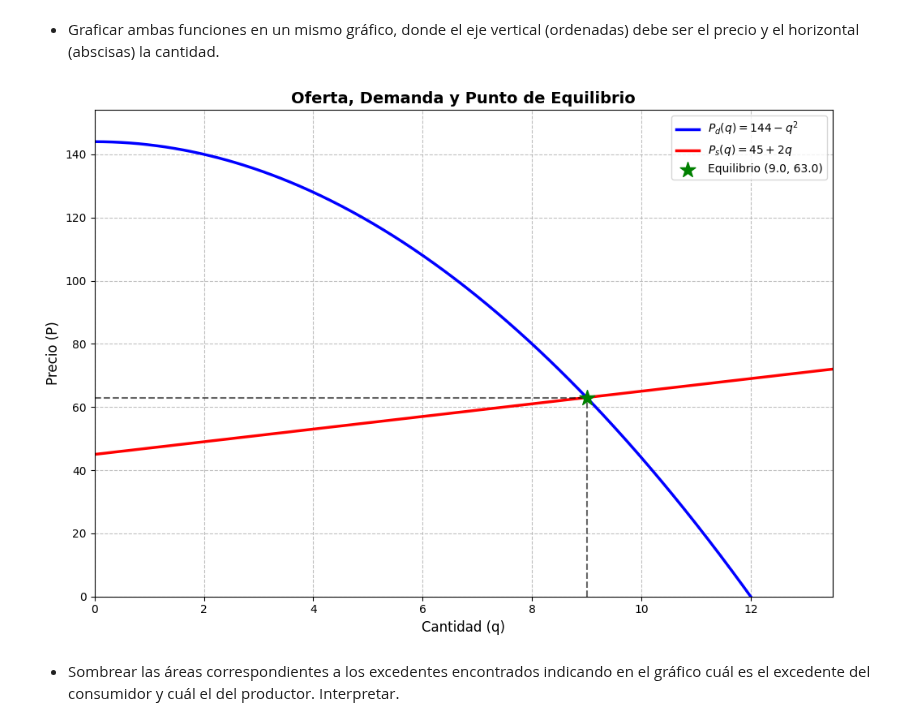
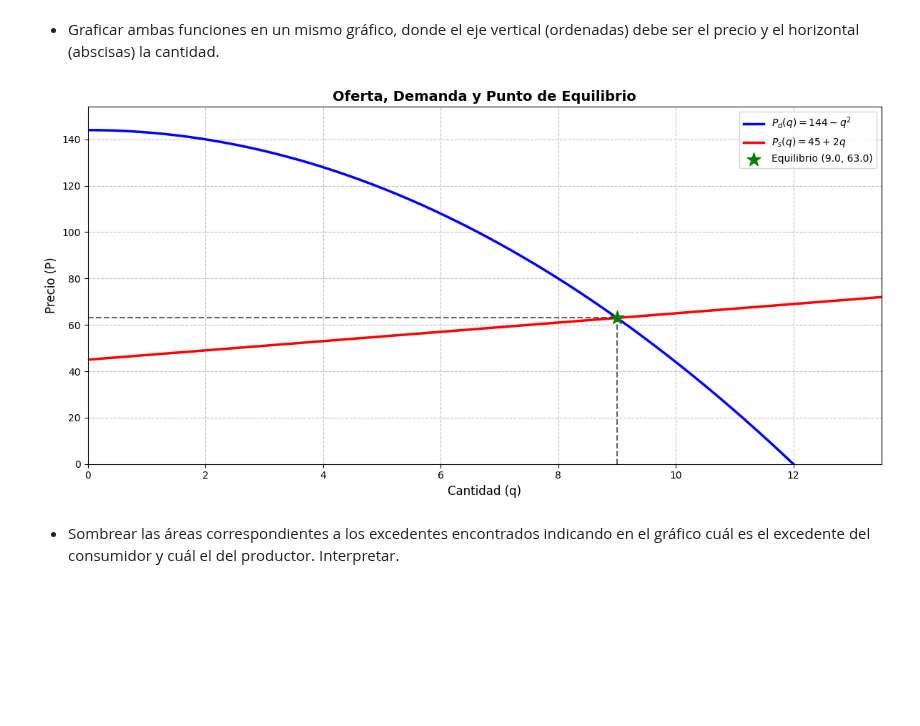
Before and after one commit to alexballera/laboratorio-datos-fce, a Jupyter notebook: 2do_parcial/parcial/[corregido]_Laboratorio_2P_Examen_ipynb.ipynb, the cells around one changed output. Saved outputs shown, nothing was run; the diff lists cells and outputs as text; code cells hidden in the pictures; blank space fills up the shorter version.

```diff
--- a/2do_parcial/parcial/[corregido]_Laboratorio_2P_Examen_ipynb.ipynb
+++ b/2do_parcial/parcial/[corregido]_Laboratorio_2P_Examen_ipynb.ipynb
@@ -322,26 +323,26 @@ Pd_num = P_d_lambda(q_grid)
 Ps_num = P_s_lambda(q_grid)
 # %%
 # Crear gráfico con ETIQUETAS CORRECTAS
-plt.figure(figsize=(10, 7))
+plt.figure(figsize=(12, 6))
 plt.plot(q_grid, Pd_num, label='$P_d(q) = 144 - q^2$', linewidth=2.5, color='blue')
 plt.plot(q_grid, Ps_num, label='$P_s(q) = 45 + 2q$', linewidth=2.5, color='red')
 
 # Punto de equilibrio
 plt.scatter([q_eq], [p_eq], s=200, c='green', marker='*', zorder=5, label=f'Equilibrio ({float(q_eq):.1f}, {float(p_eq):.1f})')
 plt.vlines(q_eq, 0, p_eq, linestyles='--', color='black', alpha=0.6)
 plt.hlines(p_eq, 0, q_eq, linestyles='--', color='black', alpha=0.6)
 
 plt.title('Oferta, Demanda y Punto de Equilibrio', fontsize=14, fontweight='bold')
 plt.xlabel('Cantidad (q)', fontsize=12)
 plt.ylabel('Precio (P)', fontsize=12)
 plt.legend(fontsize=10, loc='best')
 plt.grid(True, alpha=0.8, linestyle='--')
 plt.xlim(0, x_max)
 plt.ylim(0, y_max)
 plt.tight_layout()
 plt.show()
 # %% [output]
-[figure, old version]
+[figure, new version]
 # %% [markdown]
 - Sombrear las áreas correspondientes a los excedentes encontrados indicando en el gráfico cuál es el excedente del consumidor y cuál el del productor. Interpretar.
 # %%
```
Also changed, not shown: parts of 12 cells of this notebook, 1 other file.
